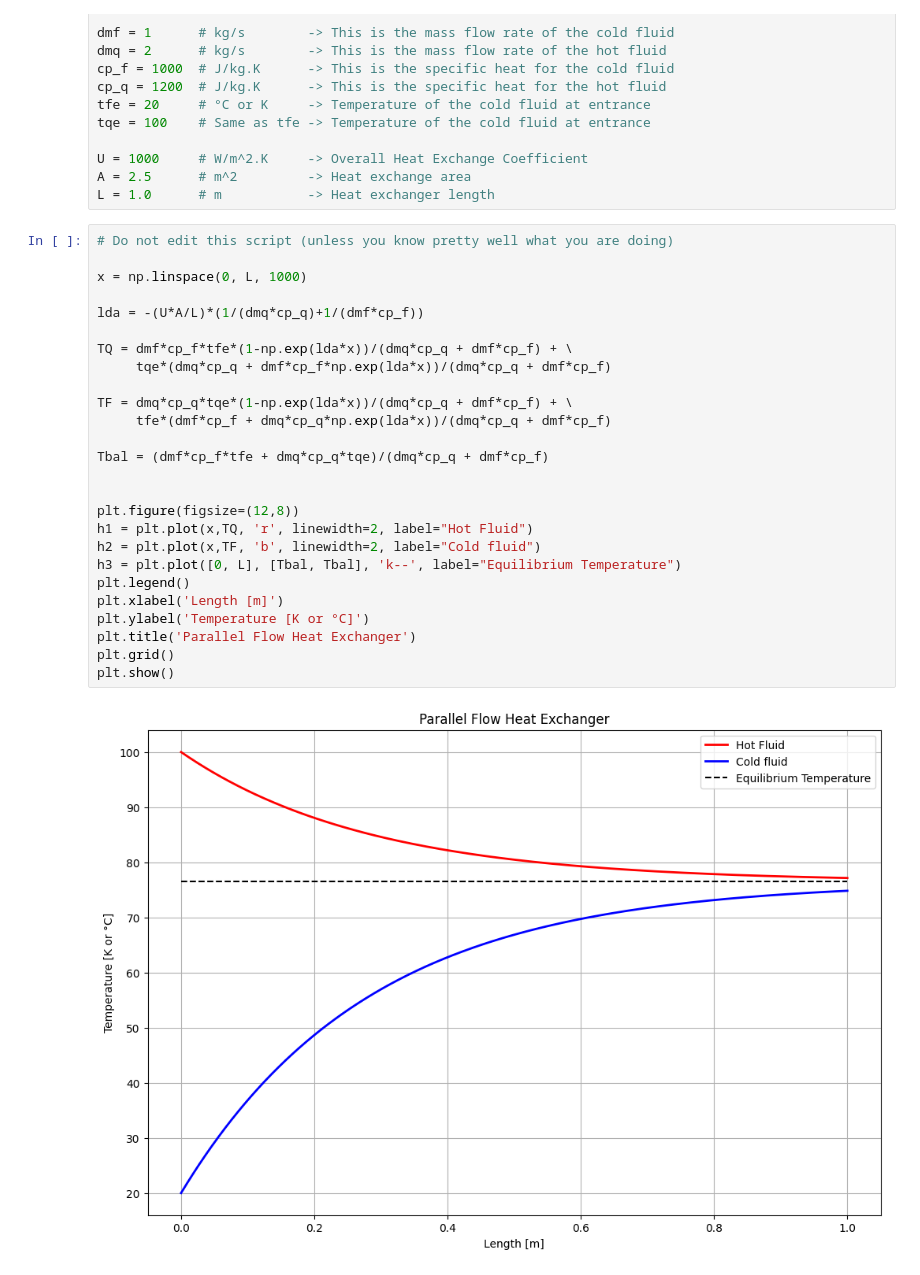
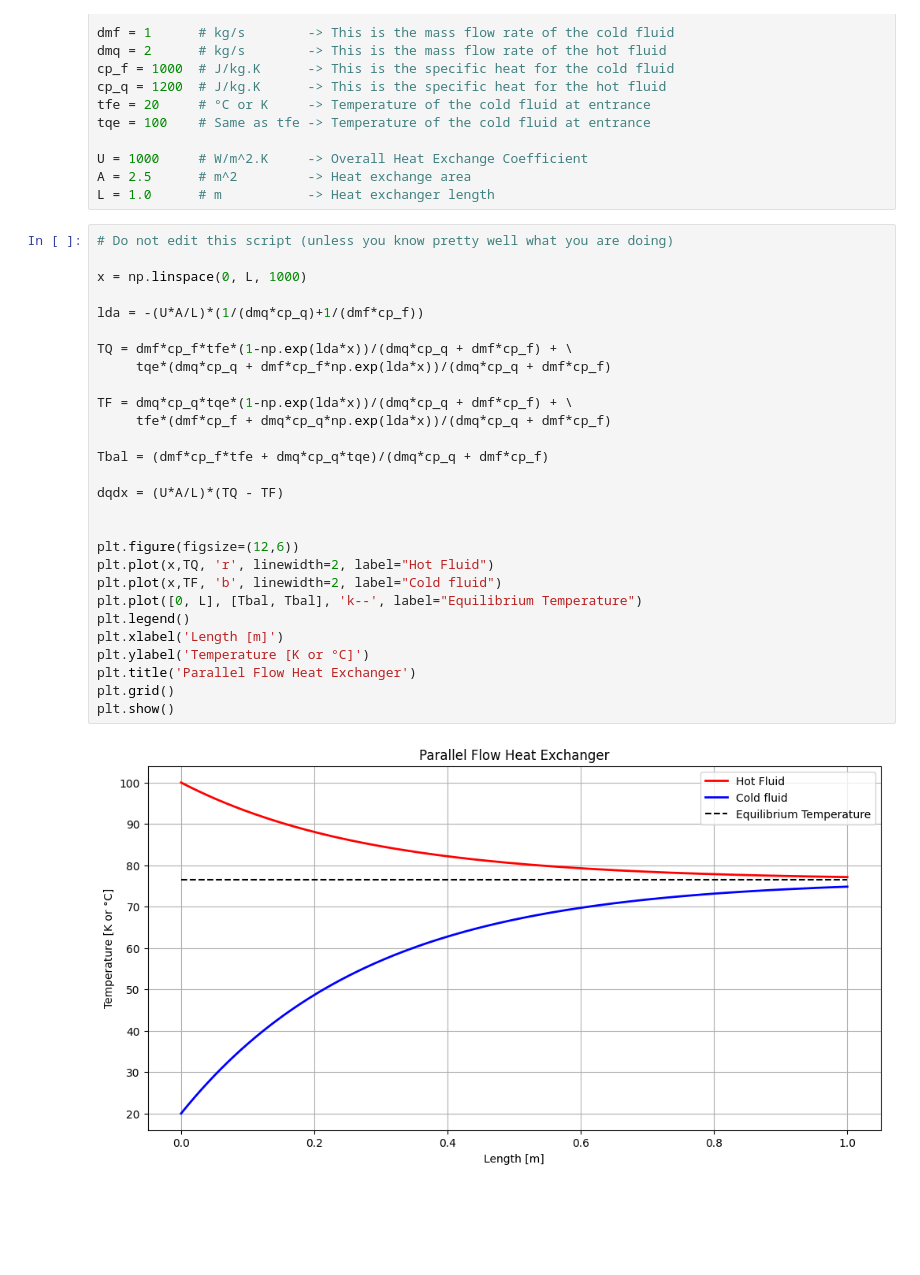
Before and after one commit to simionattovini/thermal-machines, a Jupyter notebook: heat-exchangers/ideal-exchangers-simulation/sim_parallel_flow_heat_exchanger.ipynb, the cells around one changed output. Saved outputs shown, nothing was run; the diff lists cells and outputs as text; blank space fills up the shorter version.

```diff
--- a/heat-exchangers/ideal-exchangers-simulation/sim_parallel_flow_heat_exchanger.ipynb
+++ b/heat-exchangers/ideal-exchangers-simulation/sim_parallel_flow_heat_exchanger.ipynb
@@ -44,28 +44,30 @@ L = 1.0      # m           -> Heat exchanger length
 # %%
 # Do not edit this script (unless you know pretty well what you are doing)
 
 x = np.linspace(0, L, 1000)
 
 lda = -(U*A/L)*(1/(dmq*cp_q)+1/(dmf*cp_f))
 
 TQ = dmf*cp_f*tfe*(1-np.exp(lda*x))/(dmq*cp_q + dmf*cp_f) + \
      tqe*(dmq*cp_q + dmf*cp_f*np.exp(lda*x))/(dmq*cp_q + dmf*cp_f)
 
 TF = dmq*cp_q*tqe*(1-np.exp(lda*x))/(dmq*cp_q + dmf*cp_f) + \
      tfe*(dmf*cp_f + dmq*cp_q*np.exp(lda*x))/(dmq*cp_q + dmf*cp_f)
 
 Tbal = (dmf*cp_f*tfe + dmq*cp_q*tqe)/(dmq*cp_q + dmf*cp_f)
 
+dqdx = (U*A/L)*(TQ - TF)
 
-plt.figure(figsize=(12,8))
-h1 = plt.plot(x,TQ, 'r', linewidth=2, label="Hot Fluid")
-h2 = plt.plot(x,TF, 'b', linewidth=2, label="Cold fluid")
-h3 = plt.plot([0, L], [Tbal, Tbal], 'k--', label="Equilibrium Temperature")
+
+plt.figure(figsize=(12,6))
+plt.plot(x,TQ, 'r', linewidth=2, label="Hot Fluid")
+plt.plot(x,TF, 'b', linewidth=2, label="Cold fluid")
+plt.plot([0, L], [Tbal, Tbal], 'k--', label="Equilibrium Temperature")
 plt.legend()
 plt.xlabel('Length [m]')
 plt.ylabel('Temperature [K or °C]')
 plt.title('Parallel Flow Heat Exchanger')
 plt.grid()
 plt.show()
 # %% [output]
-[figure, old version]
+[figure, new version]
```
Also changed, not shown: parts of 1 cell of this notebook.
